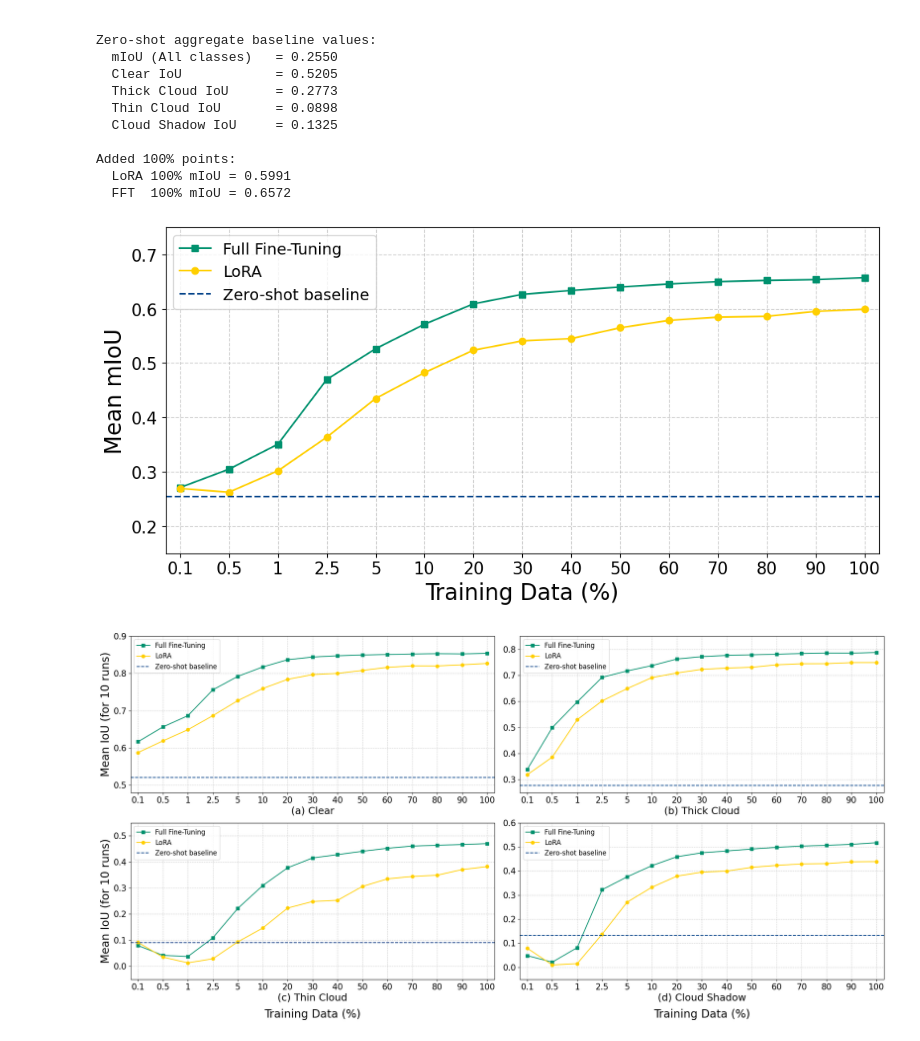
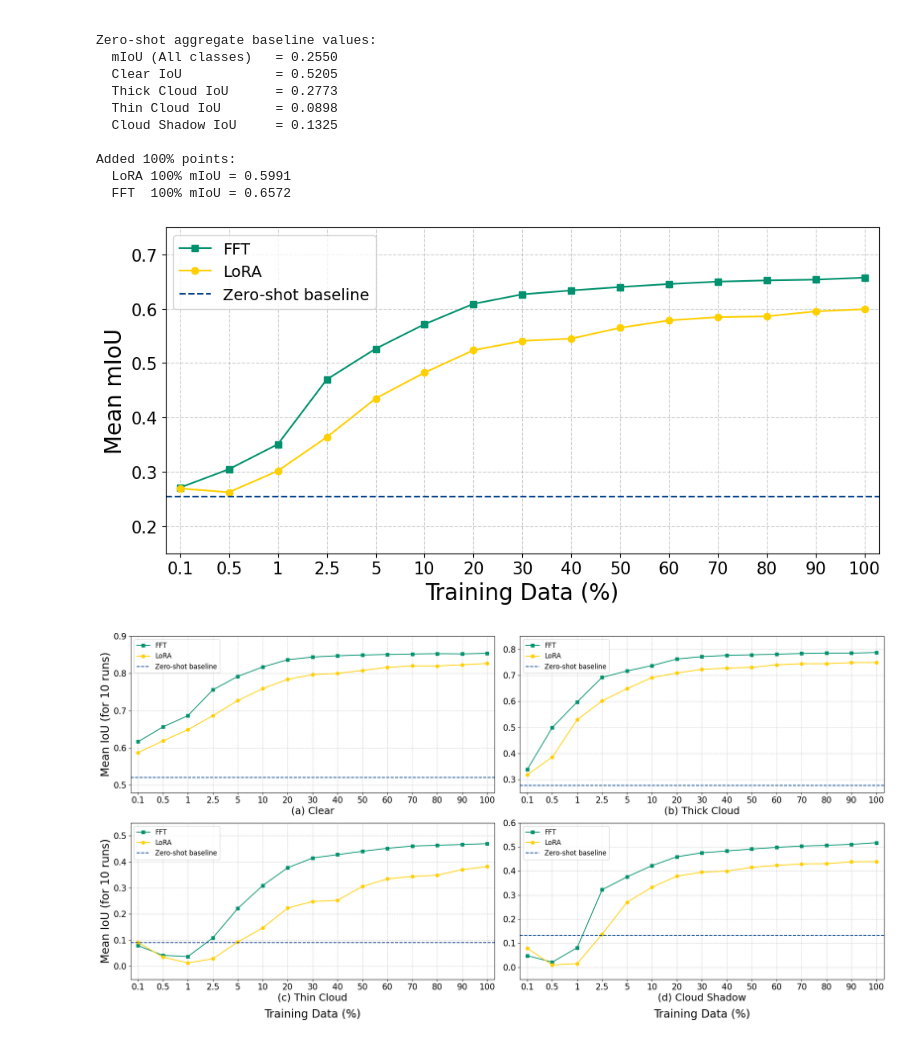
Before and after one commit to uga-gaim/2026_CVPRW_CloudPrompts, a Jupyter notebook: code/notebooks/figures.ipynb, the cells around one changed output. Cells and saved outputs as stored; diff of their text form; code cells hidden in the pictures.

```diff
--- a/code/notebooks/figures.ipynb
+++ b/code/notebooks/figures.ipynb
@@ -452,35 +452,35 @@ zs_miou = float(zs_agg["miou"])
 all_pcts = sorted(set(lora_plot["pct"].tolist()) | set(fft_plot["pct"].tolist()))
 x_pos = np.arange(len(all_pcts))
 pct_to_x = {pct: i for i, pct in enumerate(all_pcts)}
 
 lora_x = lora_plot["pct"].map(pct_to_x).to_numpy()
 fft_x  = fft_plot["pct"].map(pct_to_x).to_numpy()
 
 x_labels = [f"{v:g}" for v in all_pcts]
 
 plt.figure(figsize=FIGSIZE)
 
-plt.plot(fft_x,  fft_plot["miou_mean"],  marker="s", linestyle="-", color="#00916e", label="Full Fine-Tuning")
+plt.plot(fft_x,  fft_plot["miou_mean"],  marker="s", linestyle="-", color="#00916e", label="FFT")
 plt.plot(lora_x, lora_plot["miou_mean"], marker="o", linestyle="-", color="#ffcf00", label="LoRA")
 plt.axhline(y=zs_miou, linestyle="--", color="#044389", label=f"Zero-shot baseline")
 
 plt.xlabel("Training Data (%)", fontsize=20)
 plt.ylabel("Mean mIoU", fontsize=20)
 
 plt.xticks(x_pos, x_labels, fontsize=15)
 plt.xlim(-0.3, len(all_pcts) - 0.7)
 
 plt.yticks(fontsize=15)
 
 if Y_LIM is not None:
     plt.ylim(Y_LIM)
 
 plt.grid(True, linestyle="--", alpha=0.6)
 plt.legend(fontsize=14)
 plt.tight_layout()
 plt.show()
 # %% [output]
-[figure, old version]
+[figure, new version]
 # %%
 from matplotlib.ticker import MultipleLocator
 
@@ -544,7 +544,7 @@ for i, (ax, (title, metric_col, zs_col)) in enumerate(zip(axes, CLASS_METRICS)):
 
     ax.plot(
         fft_x, fft_m[metric_col],
-        marker="s", linestyle="-", color="#00916e", label="Full Fine-Tuning"
+        marker="s", linestyle="-", color="#00916e", label="FFT"
     )
     ax.plot(
         lora_x, lora_m[metric_col],
@@ -593,7 +593,7 @@ for i, (ax, (title, metric_col, zs_col)) in enumerate(zip(axes, CLASS_METRICS)):
 plt.tight_layout()
 plt.show()
 # %% [output]
-[figure, old version]
+[figure, new version]
 # %%
 KEEP_PCTS = None
 Y_LIM = (-7.5, 37.5)
```
Also changed, not shown: parts of 3 cells of this notebook, 5 other files.
